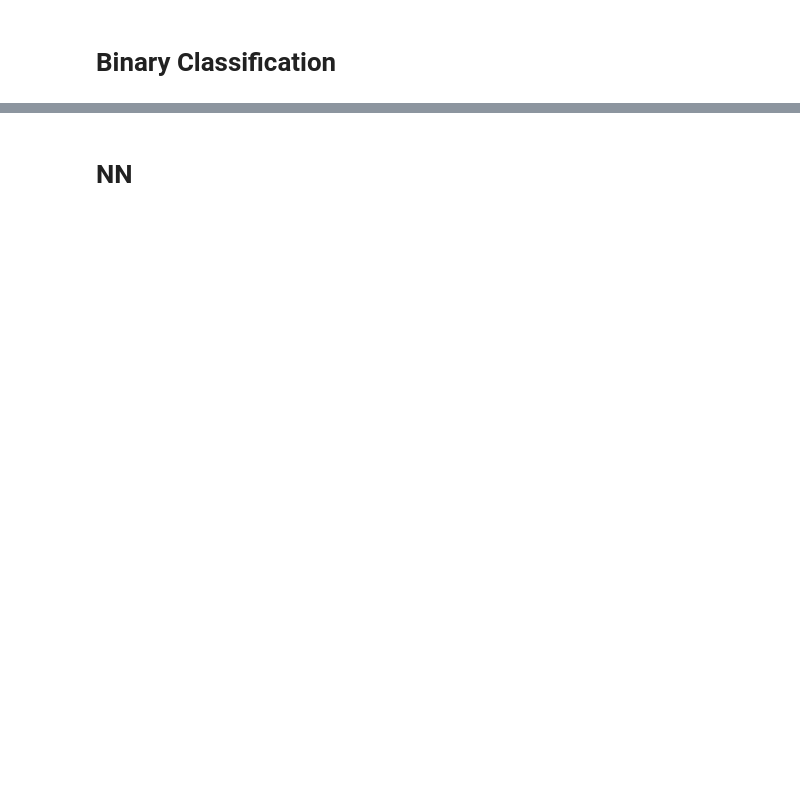
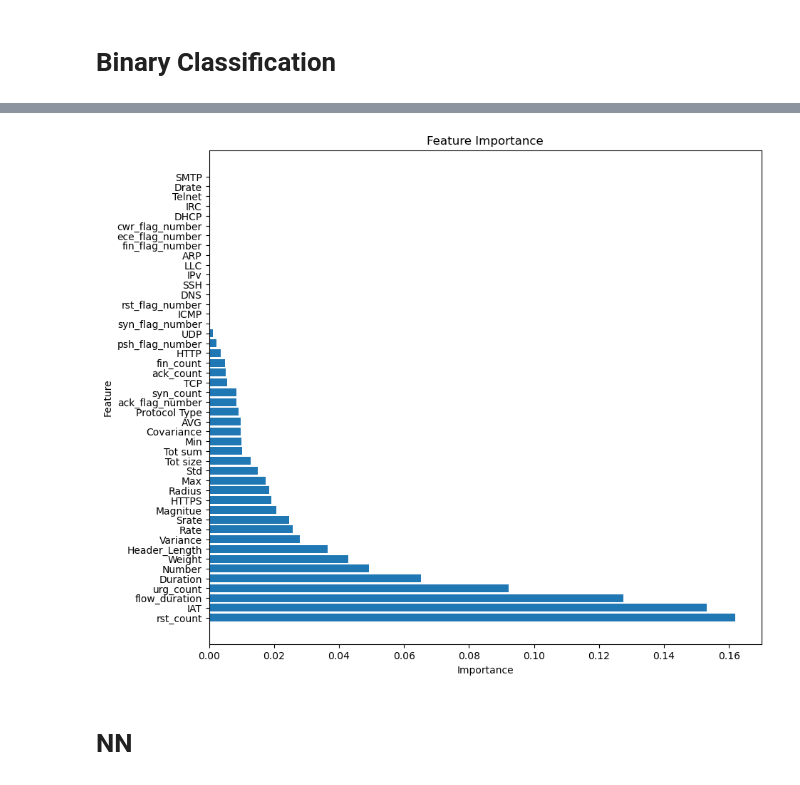
Before and after one commit to Natidhcp/MSC_DA_sem2_CA1, a Jupyter notebook: MSc_DA_CA1.ipynb, the cells around one changed output, grey strips where cells are left out. Drawn from its saved outputs; the diff is of its cells as text; code cells hidden in the pictures; blank space fills up the shorter version.

```diff
--- a/MSc_DA_CA1.ipynb
+++ b/MSc_DA_CA1.ipynb
@@ -597,0 +449,6 @@ f1_score:  0.871584485284444
+# %%
+start_time = time.time()  # Record the start time
+
+df['label'] = df['label'].apply(lambda x: 0 if x == 'BenignTraffic' else 1)
+
+print_execution_time(start_time)
@@ -597,0 +509,17 @@ f1_score:  0.871584485284444
+# %%
+start_time = time.time()  # Record the start time
+
+# Train a Random Forest classifier
+rf = RandomForestClassifier()
+rf.fit(df[X_columns], df[y_column])
+
+# Get feature importances from the trained model
+importances = rf.feature_importances_
+
+# Create a DataFrame to store feature names and their importances
+feature_importance_df = pd.DataFrame({'Feature': X_columns, 'Importance': importances})
+
+# Sort the DataFrame by importance (descending order)
+feature_importance_df = feature_importance_df.sort_values(by='Importance', ascending=False)
+
+print_execution_time(start_time)
@@ -598,2 +567,12 @@ f1_score:  0.871584485284444
+# %%
+# Plot feature importances
+plt.figure(figsize=(10, 9))
+plt.barh(feature_importance_df['Feature'], feature_importance_df['Importance'])
+plt.xlabel('Importance')
+plt.ylabel('Feature')
+plt.title('Feature Importance')
+plt.show()
+# %% [output]
+[figure, added]
 # %% [markdown]
 # NN
```
Also changed, not shown: parts of 107 cells of this notebook.
